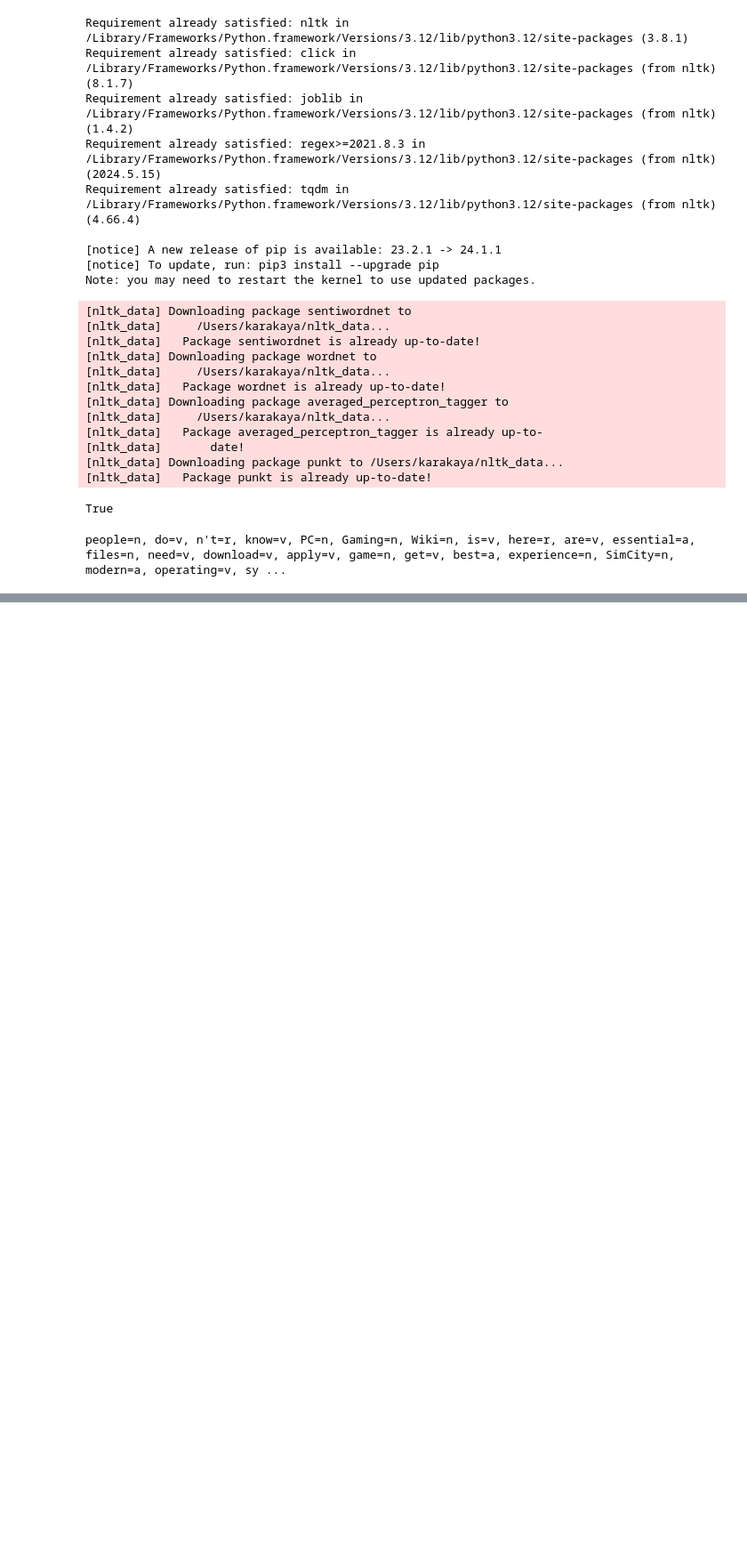
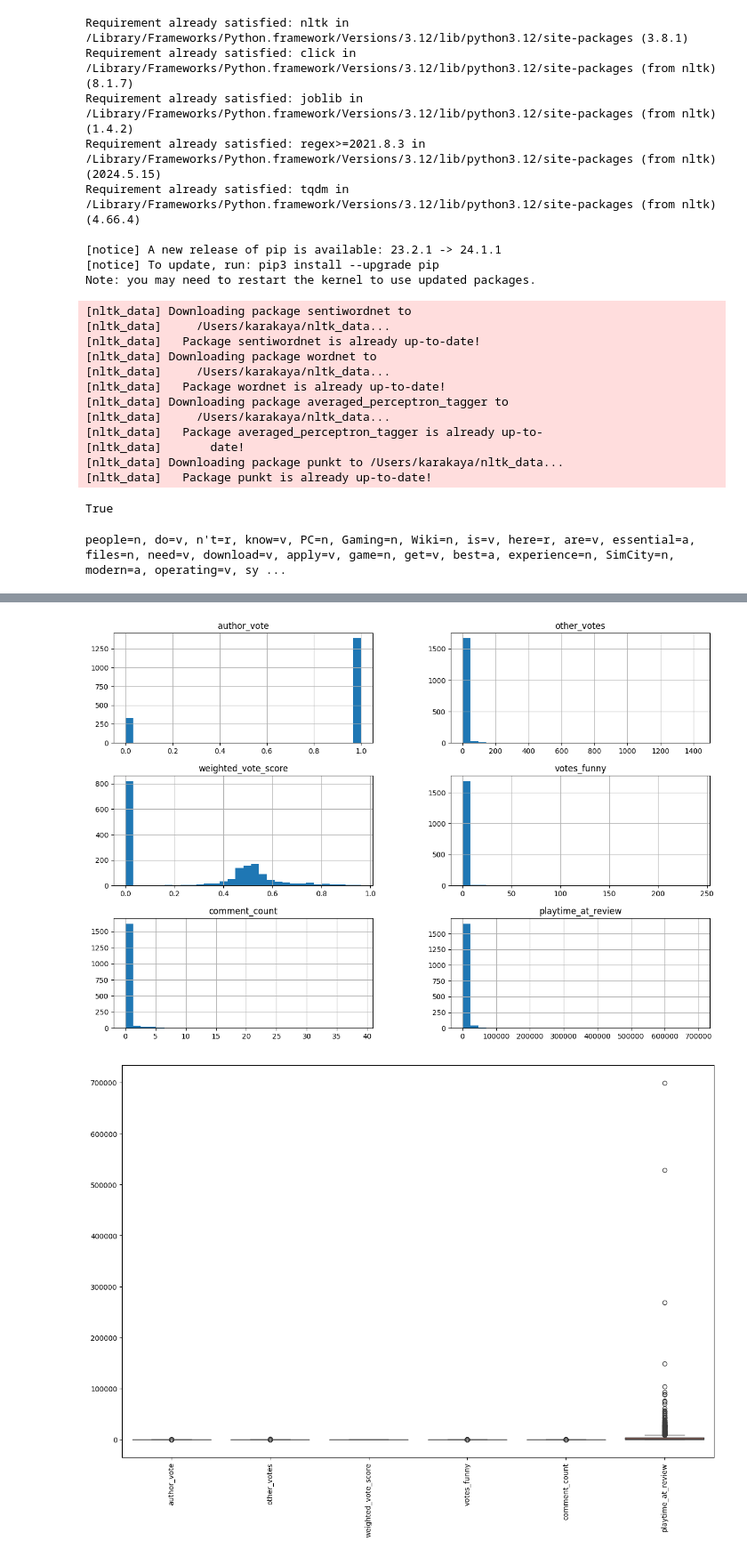
Before and after one commit to kdirkarakaya/steam_reviews_sentiment_analysis, a Jupyter notebook: review_sentiment_analysis_version1b.ipynb, the cells around one changed output, grey strips where cells are left out. Shown at 89% size. Saved outputs shown, nothing was run; the diff lists cells and outputs as text; code cells hidden in the pictures; blank space fills up the shorter version.

Commit message:
Updates such as EDA on the data

```diff
--- a/review_sentiment_analysis_version1b.ipynb
+++ b/review_sentiment_analysis_version1b.ipynb
@@ -173,0 +192,13 @@ people=n, do=v, n't=r, know=v, PC=n, Gaming=n, Wiki=n, is=v, here=r, are=v, esse
+# %%
+# Load the CSV file
+file_name = 'reviews_simcity4_extended.csv'
+df = pd.read_csv(file_name)
+
+# Display the first few rows of the dataset
+print(df.head())
+
+# Display basic information about the dataset
+print(df.info())
+
+# Display summary statistics of the dataset
+print(df.describe(include='all'))
@@ -173,0 +249,18 @@ people=n, do=v, n't=r, know=v, PC=n, Gaming=n, Wiki=n, is=v, here=r, are=v, esse
+# %%
+# Distribution of Numerical Variables
+# Visualize the distribution of numerical variables using histograms and boxplots.
+import matplotlib.pyplot as plt
+import seaborn as sns
+
+# Histogram for numerical columns
+df.hist(bins=30, figsize=(15, 10))
+plt.show()
+
+# Boxplot for numerical columns
+plt.figure(figsize=(15, 10))
+sns.boxplot(data=df)
+plt.xticks(rotation=90)
+plt.show()
+# %% [output]
+[figure, added]
+[figure, added]
```
Also changed, not shown: parts of 5 cells of this notebook, 1 other file.
